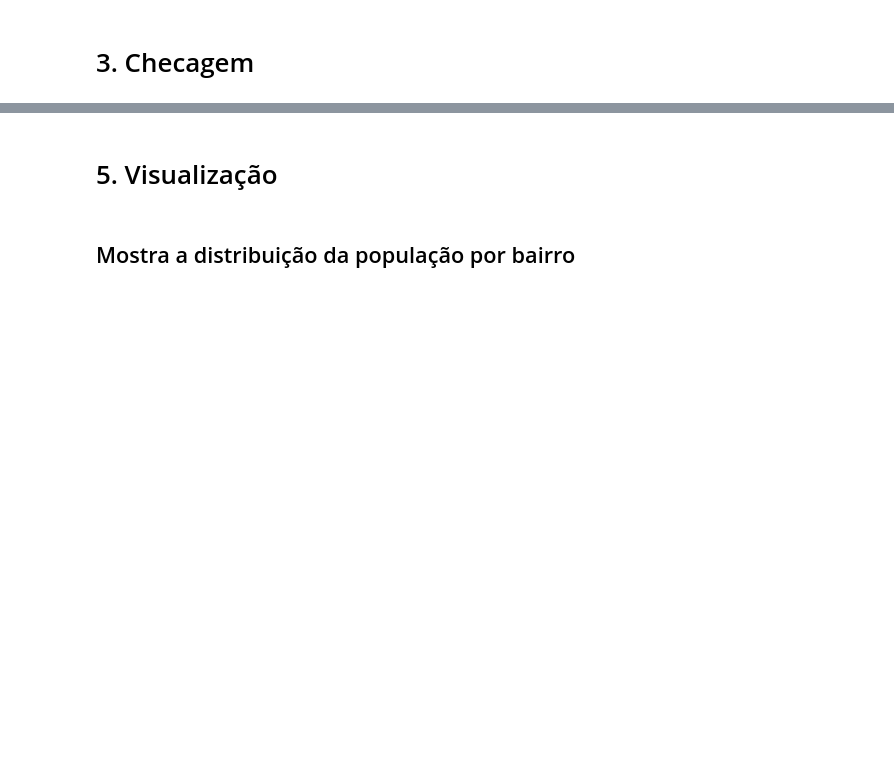
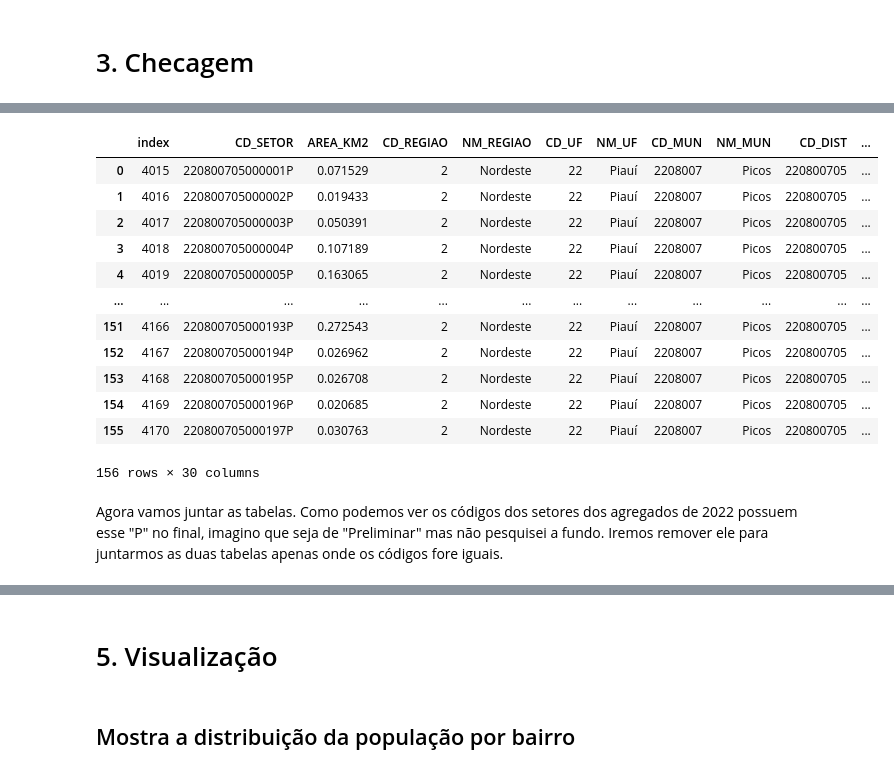
Before and after one commit to renansilva15/data-storytelling, a Jupyter notebook: 2-densidade-demografica-picos/main.ipynb, the cells around one changed output, grey strips where cells are left out. Cells and saved outputs as stored; diff of their text form; code cells hidden in the pictures; blank space fills up the shorter version.

```diff
--- a/2-densidade-demografica-picos/main.ipynb
+++ b/2-densidade-demografica-picos/main.ipynb
@@ -135,0 +135,3 @@ memory usage: 28.6+ KB
+# %%
+df_2022 = df_2022.dropna(subset=['v0002'])
+df_2010 = df_2010.dropna(subset=['V001'])
@@ -135,0 +159,19 @@ memory usage: 28.6+ KB
+# %%
+df_2022_picos = df_2022[df_2022['NM_MUN'] == 'Picos'].reset_index()
+df_2022_picos
+# %% [output]
+|  | index | CD_SETOR | AREA_KM2 | CD_REGIAO | NM_REGIAO | CD_UF | NM_UF | CD_MUN | NM_MUN | CD_DIST | ... |
+| 0 | 4015 | 220800705000001P | 0.071529 | 2 | Nordeste | 22 | Piauí | 2208007 | Picos | 220800705 | ... |
+| 1 | 4016 | 220800705000002P | 0.019433 | 2 | Nordeste | 22 | Piauí | 2208007 | Picos | 220800705 | ... |
+| 2 | 4017 | 220800705000003P | 0.050391 | 2 | Nordeste | 22 | Piauí | 2208007 | Picos | 220800705 | ... |
+| 3 | 4018 | 220800705000004P | 0.107189 | 2 | Nordeste | 22 | Piauí | 2208007 | Picos | 220800705 | ... |
+| 4 | 4019 | 220800705000005P | 0.163065 | 2 | Nordeste | 22 | Piauí | 2208007 | Picos | 220800705 | ... |
+| ... | ... | ... | ... | ... | ... | ... | ... | ... | ... | ... | ... |
+| 151 | 4166 | 220800705000193P | 0.272543 | 2 | Nordeste | 22 | Piauí | 2208007 | Picos | 220800705 | ... |
+| 152 | 4167 | 220800705000194P | 0.026962 | 2 | Nordeste | 22 | Piauí | 2208007 | Picos | 220800705 | ... |
+| 153 | 4168 | 220800705000195P | 0.026708 | 2 | Nordeste | 22 | Piauí | 2208007 | Picos | 220800705 | ... |
+| 154 | 4169 | 220800705000196P | 0.020685 | 2 | Nordeste | 22 | Piauí | 2208007 | Picos | 220800705 | ... |
+| 155 | 4170 | 220800705000197P | 0.030763 | 2 | Nordeste | 22 | Piauí | 2208007 | Picos | 220800705 | ... |
+156 rows × 30 columns
+# %% [markdown]
+Agora vamos juntar as tabelas. Como podemos ver os códigos dos setores dos agregados de 2022 possuem esse "P" no final, imagino que seja de "Preliminar" mas não pesquisei a fundo. Iremos remover ele para juntarmos as duas tabelas apenas onde os códigos fore iguais.
```
Also changed, not shown: parts of 49 cells of this notebook, 9 other files.
